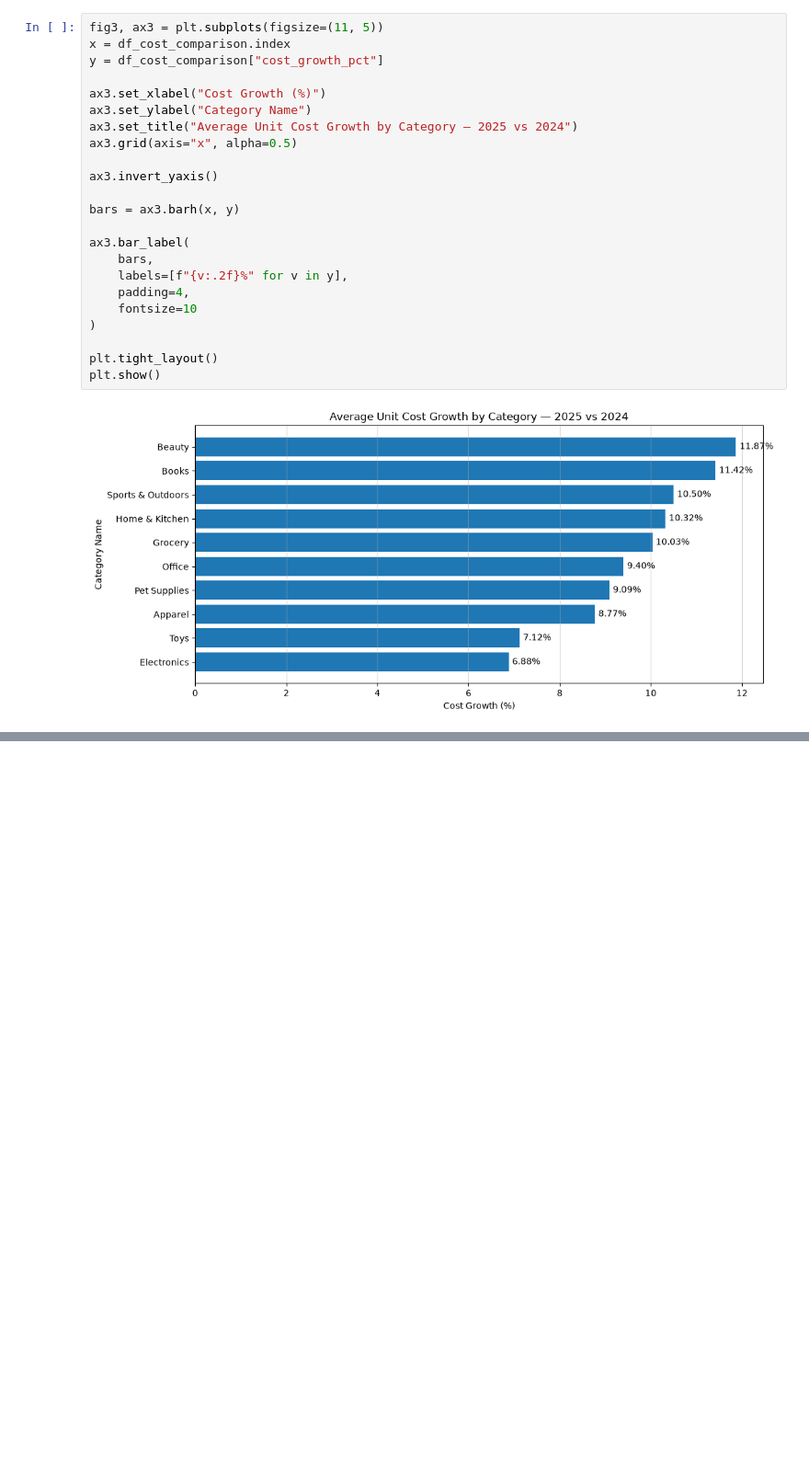
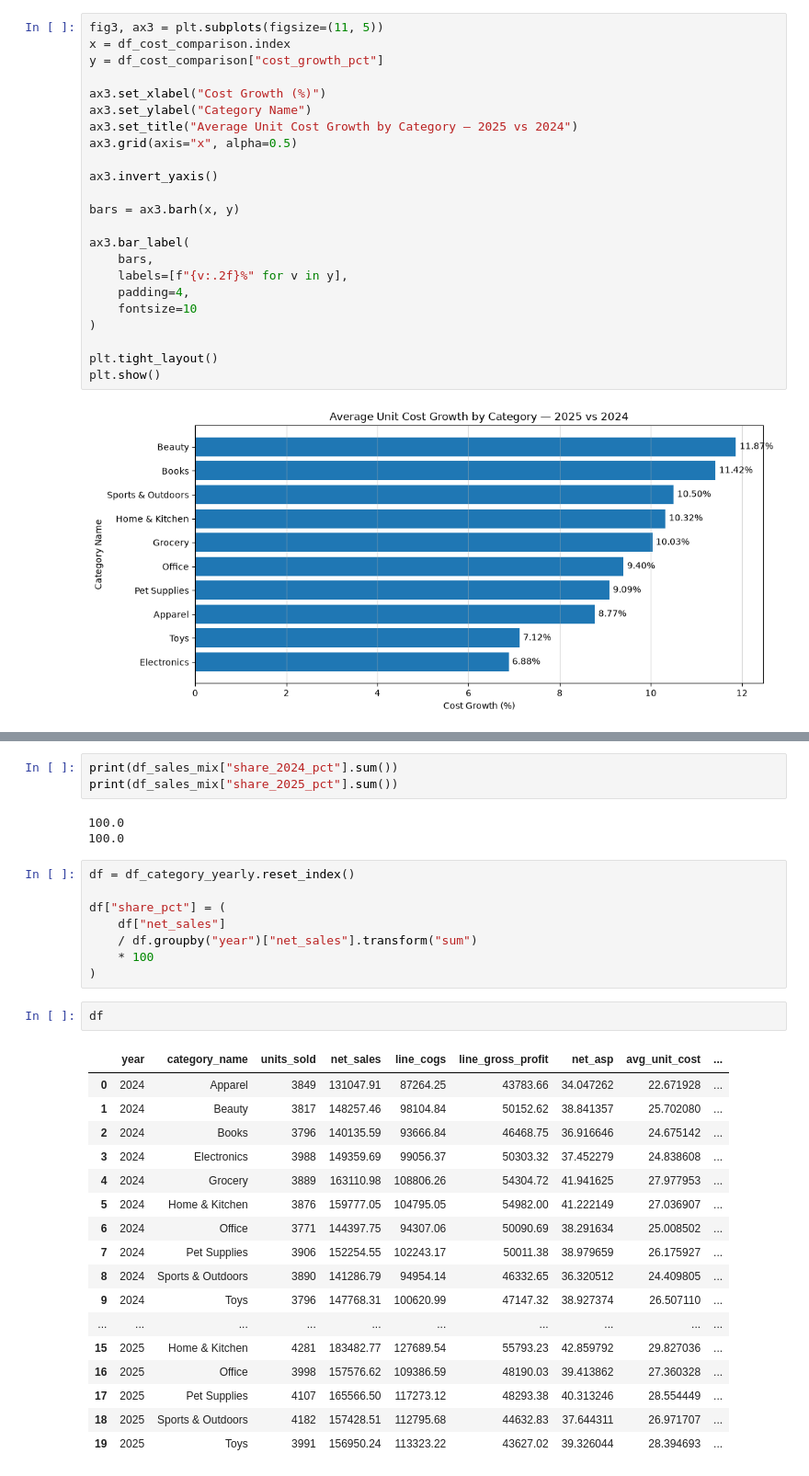
Before and after one commit to acdater/data-analytics, a Jupyter notebook: projects/01-northstar-retail/notebooks/01-profitability-eda.ipynb, the cells around one changed output, grey strips where cells are left out. Shown at 92% size. Saved outputs shown, nothing was run; the diff lists cells and outputs as text; blank space fills up the shorter version.

```diff
--- a/projects/01-northstar-retail/notebooks/01-profitability-eda.ipynb
+++ b/projects/01-northstar-retail/notebooks/01-profitability-eda.ipynb
@@ -613,0 +728,34 @@ plt.show()
+# %%
+print(df_sales_mix["share_2024_pct"].sum())
+print(df_sales_mix["share_2025_pct"].sum())
+# %% [output]
+100.0
+100.0
+# %%
+df = df_category_yearly.reset_index()
+
+df["share_pct"] = (
+    df["net_sales"]
+    / df.groupby("year")["net_sales"].transform("sum")
+    * 100
+)
+# %%
+df
+# %% [output]
+|  | year | category_name | units_sold | net_sales | line_cogs | line_gross_profit | net_asp | avg_unit_cost | ... |
+| 0 | 2024 | Apparel | 3849 | 131047.91 | 87264.25 | 43783.66 | 34.047262 | 22.671928 | ... |
+| 1 | 2024 | Beauty | 3817 | 148257.46 | 98104.84 | 50152.62 | 38.841357 | 25.702080 | ... |
+| 2 | 2024 | Books | 3796 | 140135.59 | 93666.84 | 46468.75 | 36.916646 | 24.675142 | ... |
+| 3 | 2024 | Electronics | 3988 | 149359.69 | 99056.37 | 50303.32 | 37.452279 | 24.838608 | ... |
+| 4 | 2024 | Grocery | 3889 | 163110.98 | 108806.26 | 54304.72 | 41.941625 | 27.977953 | ... |
+| 5 | 2024 | Home & Kitchen | 3876 | 159777.05 | 104795.05 | 54982.00 | 41.222149 | 27.036907 | ... |
+| 6 | 2024 | Office | 3771 | 144397.75 | 94307.06 | 50090.69 | 38.291634 | 25.008502 | ... |
+| 7 | 2024 | Pet Supplies | 3906 | 152254.55 | 102243.17 | 50011.38 | 38.979659 | 26.175927 | ... |
+| 8 | 2024 | Sports & Outdoors | 3890 | 141286.79 | 94954.14 | 46332.65 | 36.320512 | 24.409805 | ... |
+| 9 | 2024 | Toys | 3796 | 147768.31 | 100620.99 | 47147.32 | 38.927374 | 26.507110 | ... |
+| ... | ... | ... | ... | ... | ... | ... | ... | ... | ... |
+| 15 | 2025 | Home & Kitchen | 4281 | 183482.77 | 127689.54 | 55793.23 | 42.859792 | 29.827036 | ... |
+| 16 | 2025 | Office | 3998 | 157576.62 | 109386.59 | 48190.03 | 39.413862 | 27.360328 | ... |
+| 17 | 2025 | Pet Supplies | 4107 | 165566.50 | 117273.12 | 48293.38 | 40.313246 | 28.554449 | ... |
+| 18 | 2025 | Sports & Outdoors | 4182 | 157428.51 | 112795.68 | 44632.83 | 37.644311 | 26.971707 | ... |
+| 19 | 2025 | Toys | 3991 | 156950.24 | 113323.22 | 43627.02 | 39.326044 | 28.394693 | ... |
```
Also changed, not shown: parts of 65 cells of this notebook.
